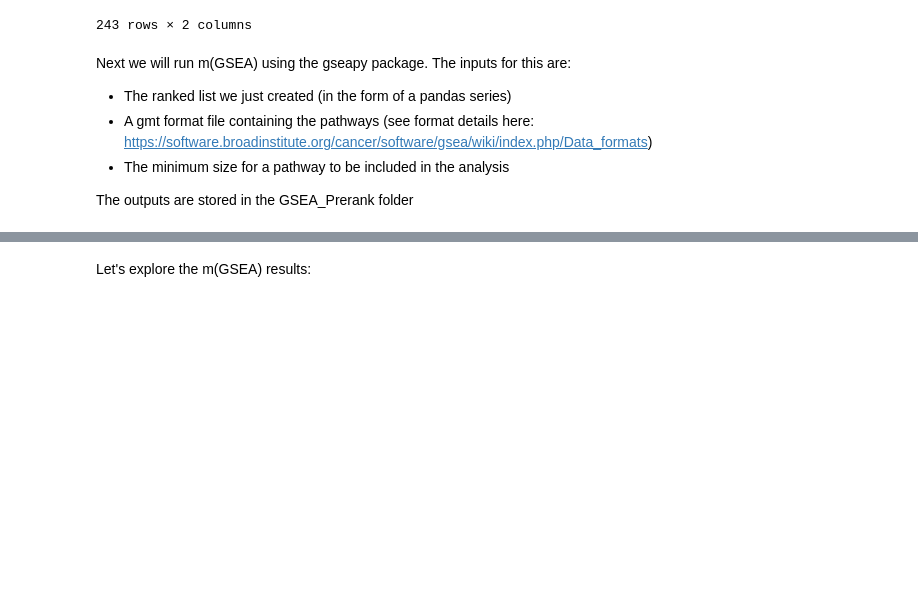
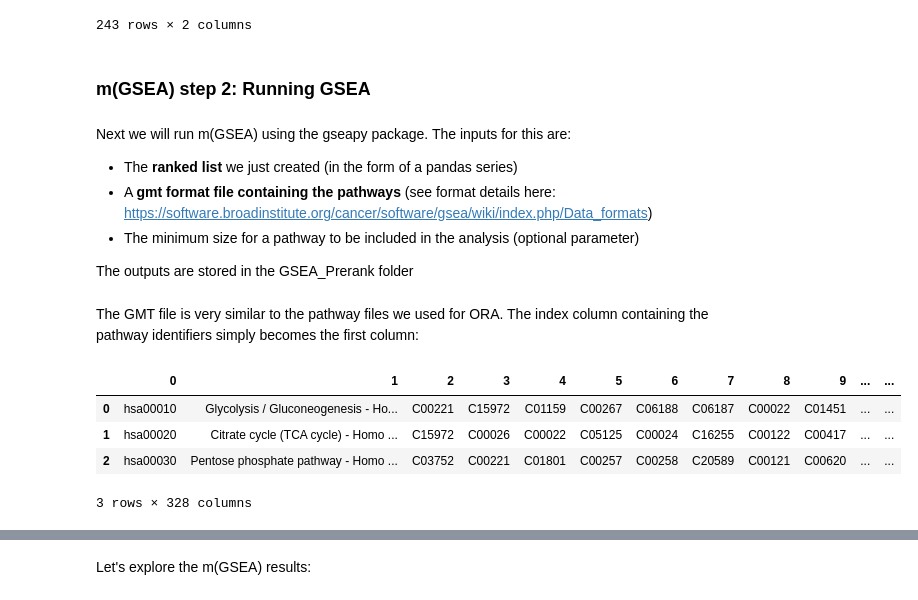
Before and after one commit to cwieder/met-pathway-tutorial, a Jupyter notebook: Intro_to_data_analysis_pathway_tutorial.ipynb, the cells around one changed output, grey strips where cells are left out. Drawn from its saved outputs; the diff is of its cells as text; code cells hidden in the pictures; blank space fills up the shorter version.

```diff
--- a/Intro_to_data_analysis_pathway_tutorial.ipynb
+++ b/Intro_to_data_analysis_pathway_tutorial.ipynb
@@ -360,13 +390,25 @@ ranked_list.sort_values(by="t-statistic")
 | 211 | C11332 | 9.992655 |
 | 72 | C19962 | 10.300772 |
 243 rows × 2 columns
+# %% [markdown]
+### m(GSEA) step 2: Running GSEA
 # %% [markdown]
 Next we will run m(GSEA) using the gseapy package. The inputs for this are:
-- The ranked list we just created (in the form of a pandas series)
-- A gmt format file containing the pathways (see format details here: https://software.broadinstitute.org/cancer/software/gsea/wiki/index.php/Data_formats)
-- The minimum size for a pathway to be included in the analysis
+- The **ranked list** we just created (in the form of a pandas series)
+- A **gmt format file containing the pathways** (see format details here: https://software.broadinstitute.org/cancer/software/gsea/wiki/index.php/Data_formats)
+- The minimum size for a pathway to be included in the analysis (optional parameter)
 
 The outputs are stored in the GSEA_Prerank folder
+# %% [markdown]
+The GMT file is very similar to the pathway files we used for ORA. The index column containing the pathway identifiers simply becomes the first column:
+# %%
+pd.read_csv("KEGG_human_pathways_compounds_R98.gmt", sep="\t", header=None).head(3)
+# %% [output]
+|  | 0 | 1 | 2 | 3 | 4 | 5 | 6 | 7 | 8 | 9 | ... | ... |
+| 0 | hsa00010 | Glycolysis / Gluconeogenesis - Ho... | C00221 | C15972 | C01159 | C00267 | C06188 | C06187 | C00022 | C01451 | ... | ... |
+| 1 | hsa00020 | Citrate cycle (TCA cycle) - Homo ... | C15972 | C00026 | C00022 | C05125 | C00024 | C16255 | C00122 | C00417 | ... | ... |
+| 2 | hsa00030 | Pentose phosphate pathway - Homo ... | C03752 | C00221 | C01801 | C00257 | C00258 | C20589 | C00121 | C00620 | ... | ... |
+3 rows × 328 columns
 # %%
 # Run GSEA prerank using our ranked list of metabolites
 mgsea_res = gseapy.prerank(rnk=ranked_list,
```
Also changed, not shown: parts of 38 cells of this notebook, 2 other files.
